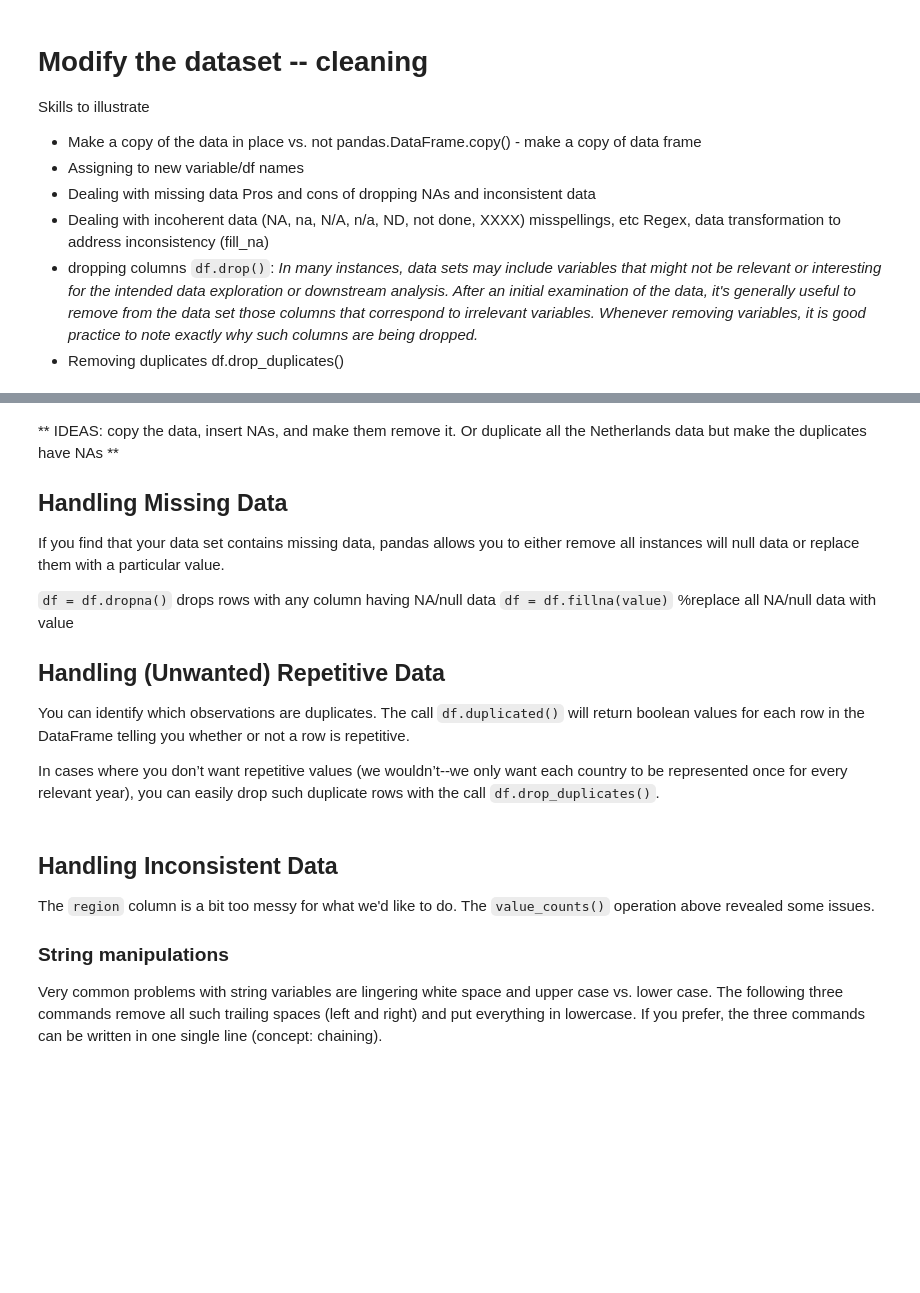
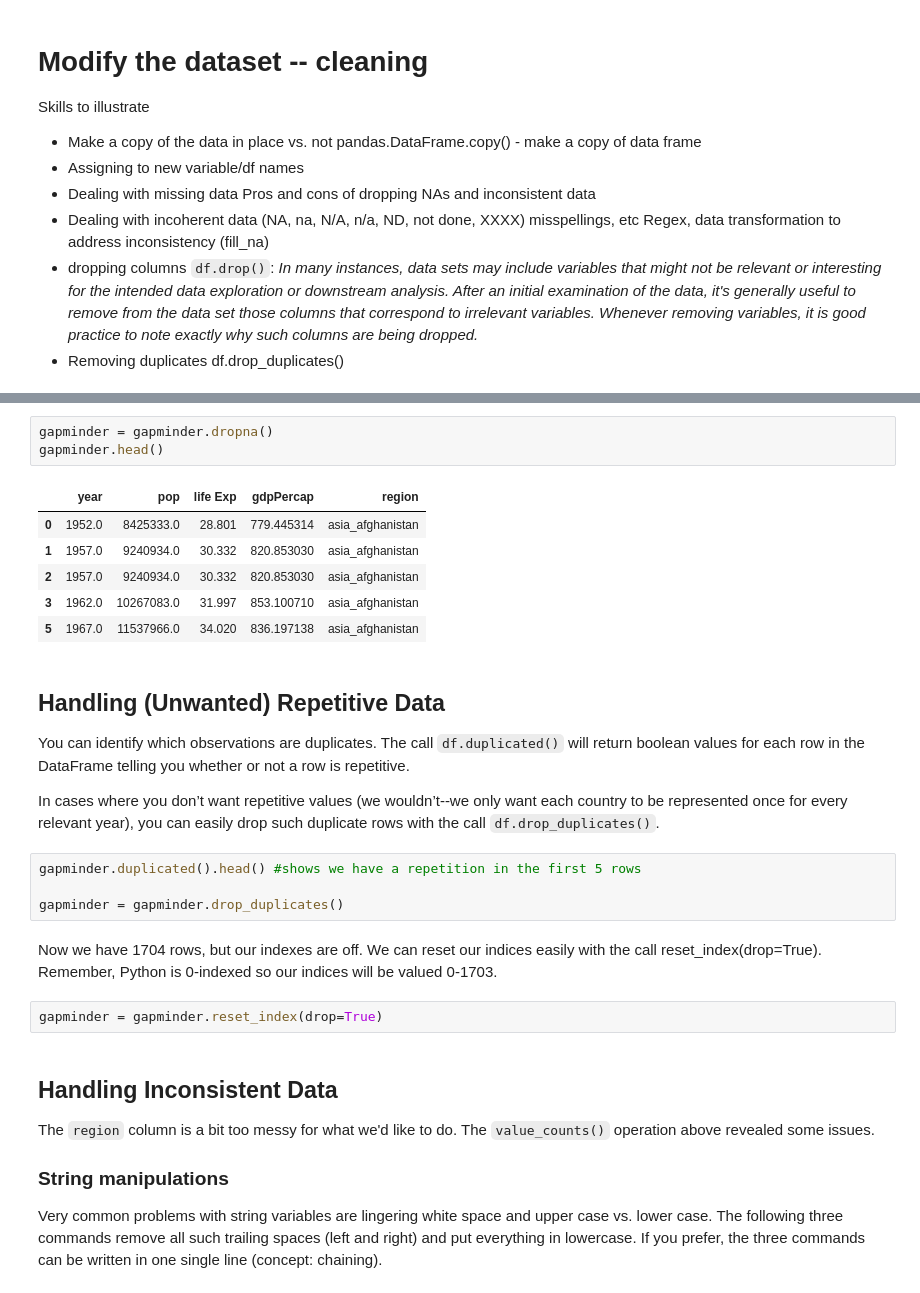
Before and after one commit to Reproducible-Science-Curriculum/data-exploration-RR-Jupyter, a Jupyter notebook: Data exploration.ipynb, the cells around one changed output, grey strips where cells are left out. Saved outputs shown, nothing was run; the diff lists cells and outputs as text; blank space fills up the shorter version.

```diff
--- a/Data exploration.ipynb
+++ b/Data exploration.ipynb
@@ -165,17 +168,28 @@ df.drop_duplicates()
+# %%
+gapminder = gapminder.dropna()
+gapminder.head()
+# %% [output]
+|  | year | pop | life Exp | gdpPercap | region |
+| 0 | 1952.0 | 8425333.0 | 28.801 | 779.445314 | asia_afghanistan |
+| 1 | 1957.0 | 9240934.0 | 30.332 | 820.853030 | asia_afghanistan |
+| 2 | 1957.0 | 9240934.0 | 30.332 | 820.853030 | asia_afghanistan |
+| 3 | 1962.0 | 10267083.0 | 31.997 | 853.100710 | asia_afghanistan |
+| 5 | 1967.0 | 11537966.0 | 34.020 | 836.197138 | asia_afghanistan |
 # %% [markdown]
-** IDEAS: copy the data, insert NAs, and make them remove it. Or duplicate all the Netherlands data but make the duplicates have NAs **
-
-## Handling Missing Data
-If you find that your data set contains missing data, pandas allows you to either remove all instances will null data or replace them with a particular value.
-
-`df = df.dropna()` drops rows with any column having NA/null data
-`df = df.fillna(value)` %replace all NA/null data with value
-
 ## Handling (Unwanted) Repetitive Data
 You can identify which observations are duplicates.
 The call `df.duplicated()` will return boolean values for each row in the DataFrame telling you whether or not a row is repetitive.
 
 In cases where you don’t want repetitive values (we wouldn’t--we only want each country to be represented once for every relevant year), you can easily drop such duplicate rows with the call `df.drop_duplicates()`.
+# %%
+gapminder.duplicated().head() #shows we have a repetition in the first 5 rows
+
+gapminder = gapminder.drop_duplicates()
+# %% [markdown]
+Now we have 1704 rows, but our indexes are off. We can reset our indices easily with the call reset_index(drop=True).
+Remember, Python is 0-indexed so our indices will be valued 0-1703.
+# %%
+gapminder = gapminder.reset_index(drop=True)
 # %% [markdown]
 
 ## Handling Inconsistent Data
```
Also changed, not shown: parts of 19 cells of this notebook.
